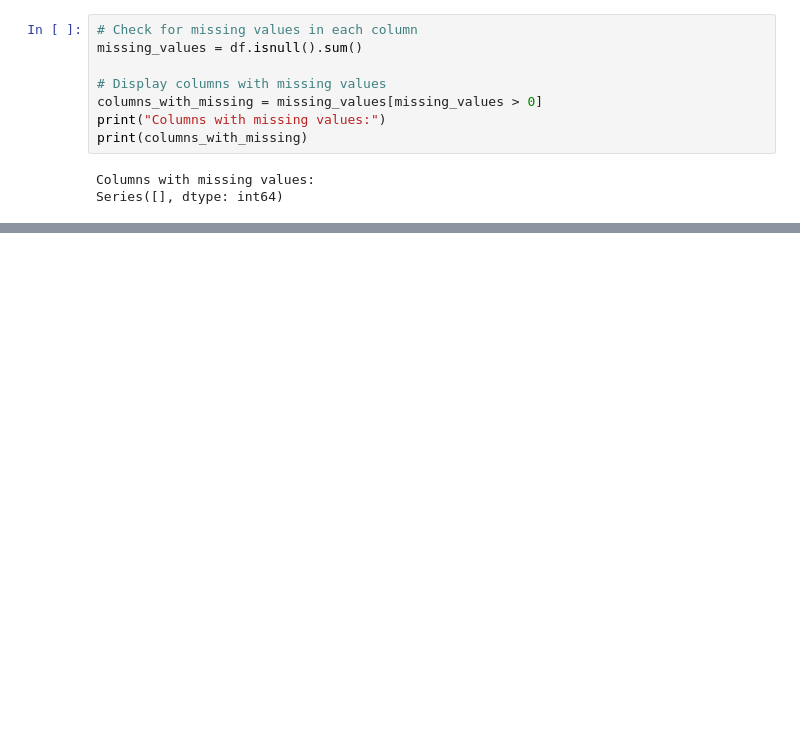
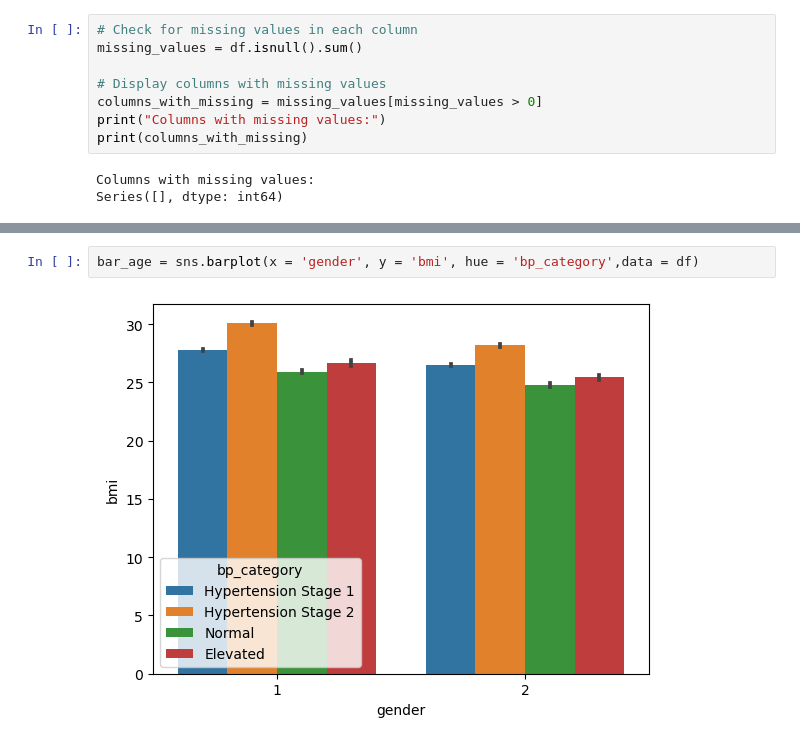
Before and after one commit to ch-nisar89/machine-learning-approaches-for-cardiovascular-disease-prediction, a Jupyter notebook: Cardiovascular Disease Prediction Using Clustering and Logistic Regression.ipynb, the cells around one changed output, grey strips where cells are left out. Drawn from its saved outputs; the diff is of its cells as text; blank space fills up the shorter version.

```diff
--- a/Cardiovascular Disease Prediction Using Clustering and Logistic Regression.ipynb
+++ b/Cardiovascular Disease Prediction Using Clustering and Logistic Regression.ipynb
@@ -108,0 +166,4 @@ Total number of duplicate rows: 0
+# %%
+bar_age = sns.barplot(x = 'gender', y = 'bmi', hue = 'bp_category',data = df)
+# %% [output]
+[figure, added]
```
Also changed, not shown: parts of 38 cells of this notebook.
